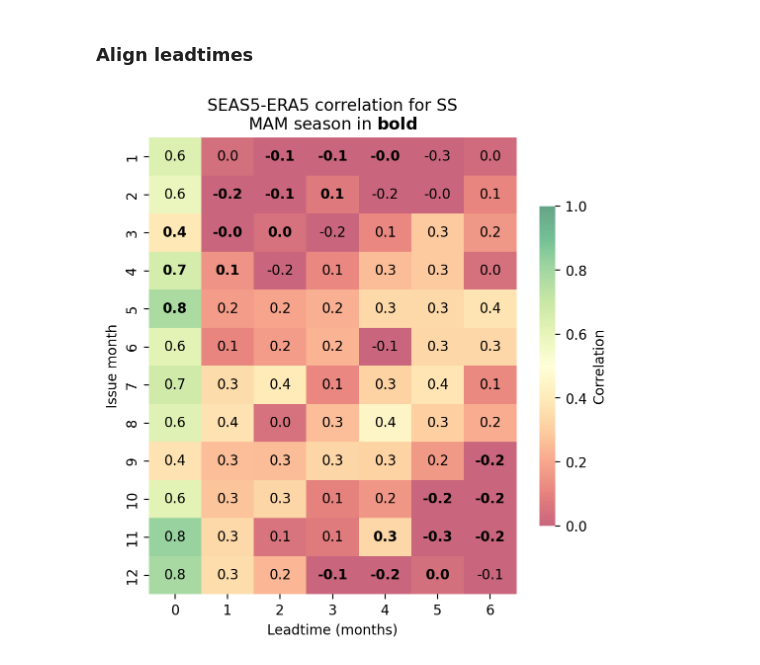
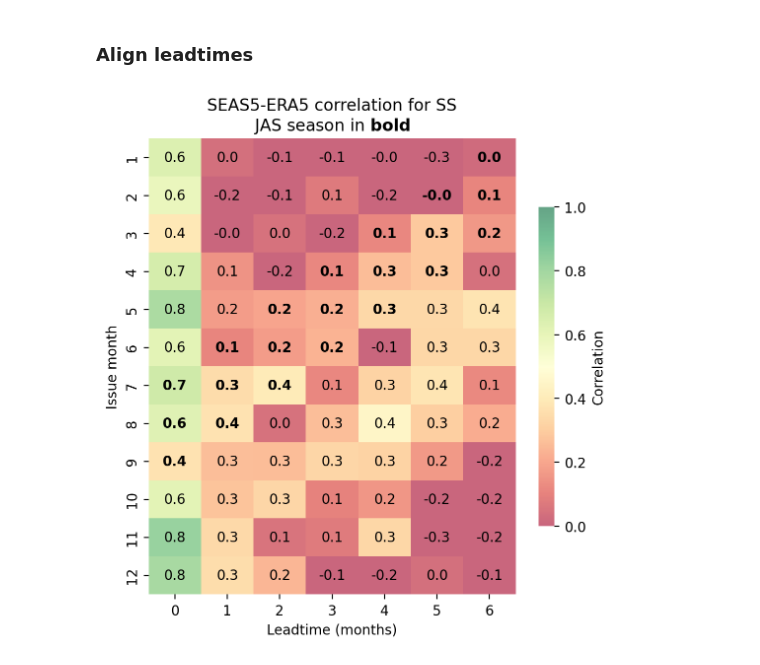
Before and after one commit to OCHA-DAP/ds-aa-ssd-flooding, a Jupyter notebook: exploration/seas5_skill.ipynb, the cells around one changed output. Cells and saved outputs as stored; diff of their text form; code cells hidden in the pictures.

```diff
--- a/exploration/seas5_skill.ipynb
+++ b/exploration/seas5_skill.ipynb
@@ -242,7 +251,7 @@ Text(0.5, 1.0, 'SEAS5-ERA5 correlation for AO')
 # %% [markdown]
 ### Align leadtimes
 # %%
-season_months = [3, 4, 5]
+season_months = [7, 8, 9]
 
 season_months_str = "".join([calendar.month_abbr[x][0] for x in season_months])
 
@@ -261,31 +270,31 @@ fig, ax = plt.subplots(dpi=200, figsize=(6, 6))
 sns.heatmap(
     df_corr_pivot,
     annot=True,
     cmap="RdYlGn",
     fmt=".1f",
     cbar_kws={"label": "Correlation", "shrink": 0.7},
     annot_kws={"color": "black"},
     ax=ax,
     vmax=1,
     vmin=0,
     alpha=0.6,
 )
 
 for y_idx in range(df_corr_pivot.shape[0]):  # Iterate over rows (lt)
     for x_idx in range(df_corr_pivot.shape[1]):  # Iterate over columns (i_mo)
         if condition[y_idx, x_idx]:
             # Get the annotation text and set it to bold
             text = ax.texts[y_idx * df_corr_pivot.shape[1] + x_idx]
             text.set_fontweight("bold")
 
 # contour = ax.contour(condition, levels=[0.5], colors="black", linewidths=2)
 plt.title(
     f"SEAS5-ERA5 correlation for {pcode}\n"
     f"{season_months_str} season in "
     r"$\bf{bold}$"
 )
 plt.xlabel("Leadtime (months)")
 plt.ylabel("Issue month")
 plt.show()
 # %% [output]
-[figure, old version]
+[figure, new version]
```
Also changed, not shown: parts of 7 cells of this notebook, 6 other files.
